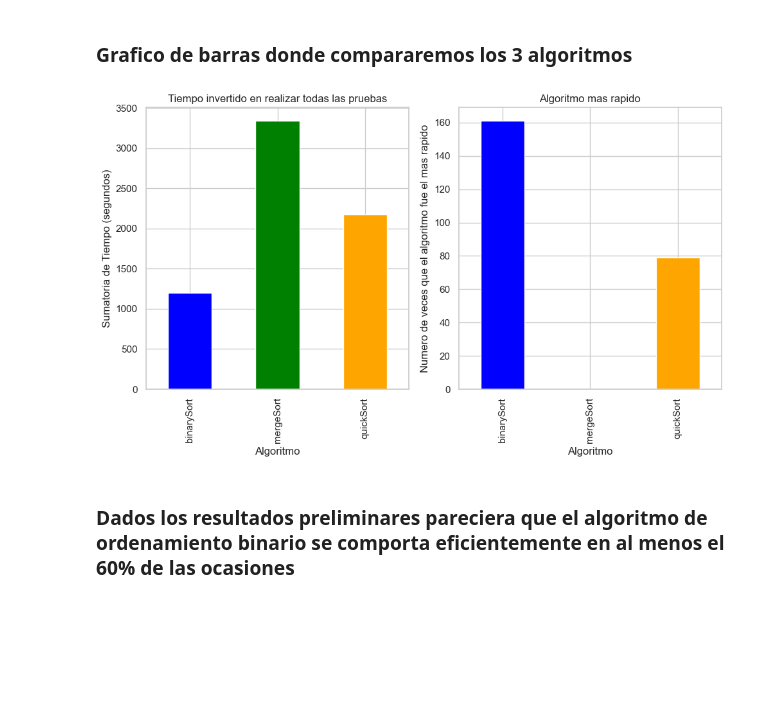
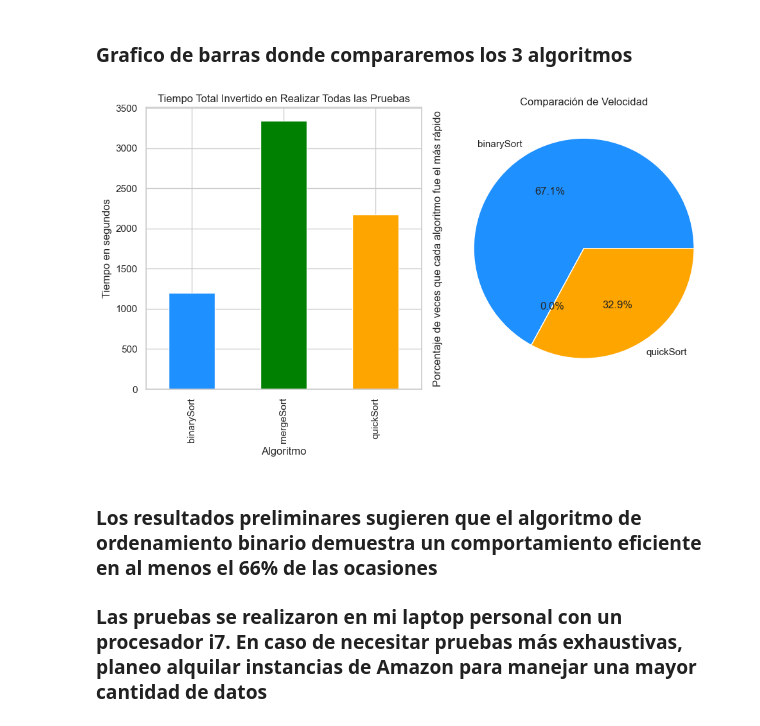
Before and after one commit to ulisac04/publico, a Jupyter notebook: index.ipynb, the cells around one changed output. Saved outputs shown, nothing was run; the diff lists cells and outputs as text; code cells hidden in the pictures; blank space fills up the shorter version.

```diff
--- a/index.ipynb
+++ b/index.ipynb
@@ -49,36 +92,2 @@ color_map = {
 # %% [markdown]
 ## Grafica de lineas donde expresamos el rendimiento de cada algoritmo
-# %%
-ranges = [50000, 100000, 200000]
-distributions = ['uniform', 'normal', 'bimodal', 'zeros', 'right_skewed', 'left_skewed']
-
-fig, axs = plt.subplots(6, 3, figsize=(20, 28))
-
-axs = axs.flatten()
-
-ax_index = 0
-
-for dist in distributions:
-    for r in ranges:
-        filtered_df = df[(df['range'] == r) & (df['distribution'] == dist)]
-
-        ax = axs[ax_index]
-
-        for method in filtered_df['method'].unique():
-            subset = filtered_df[filtered_df['method'] == method]
-            ax.plot(subset['size'], subset['time'], label=method,  color=color_map.get(method, 'black'), linewidth=2)
-
-
-        ax.set_xlabel('Tamaño de la Lista')
-        ax.set_ylabel('Tiempo en segundos')
-        ax.set_title(f'Rango de valores: {r}, Distribucion estadistica: {dist}')
-        ax.legend(title='Algoritmo')
-        ax.grid(True)
-
-        ax.xaxis.set_major_formatter(ticker.FuncFormatter(format_number))
-        plt.xticks(rotation=45)
-
-        ax_index += 1
-
-plt.tight_layout()
-plt.show()
@@ -154,25 +203,26 @@ times = [binarySort, mergeSort, quickSort ]
 # %%
 
 fastest_method_counts = pd.Series(times, index=methods)
 total_time_per_method = df.groupby('method')['time'].sum()
 
 
 fig, axes = plt.subplots(1, 2, figsize=(10, 6))
 
 
-total_time_per_method.plot(kind='bar', color=colors, ax=axes[0], title='Tiempo invertido en realizar todas las pruebas')
+total_time_per_method.plot(kind='bar', color=colors, ax=axes[0], title='Tiempo Total Invertido en Realizar Todas las Pruebas')
 axes[0].set_xlabel('Algoritmo')
-axes[0].set_ylabel('Sumatoria de Tiempo (segundos)')
+axes[0].set_ylabel('Tiempo en segundos')
 
 
-fastest_method_counts.plot(kind='bar', color=colors, ax=axes[1], title='Algoritmo mas rapido')
-axes[1].set_xlabel('Algoritmo')
-axes[1].set_ylabel('Numero de veces que el algoritmo fue el mas rapido')
+fastest_method_counts.plot.pie( ax=axes[1],autopct='%1.1f%%', colors=colors,  title='Comparación de Velocidad')
+axes[1].set_ylabel('Porcentaje de veces que cada algoritmo fue el más rápido')
 
 plt.tight_layout()
 
 plt.show()
 # %% [output]
-[figure, old version]
+[figure, new version]
-# %% [markdown]
-### Dados los resultados preliminares pareciera que el algoritmo de ordenamiento binario se comporta eficientemente en al menos el 60% de las ocasiones
+# %% [markdown]
+### Los resultados preliminares sugieren que el algoritmo de ordenamiento binario demuestra un comportamiento eficiente en al menos el 66% de las ocasiones
+
+### Las pruebas se realizaron en mi laptop personal con un procesador i7. En caso de necesitar pruebas más exhaustivas, planeo alquilar instancias de Amazon para manejar una mayor cantidad de datos
```
Also changed, not shown: parts of 17 cells of this notebook, 6 other files.
